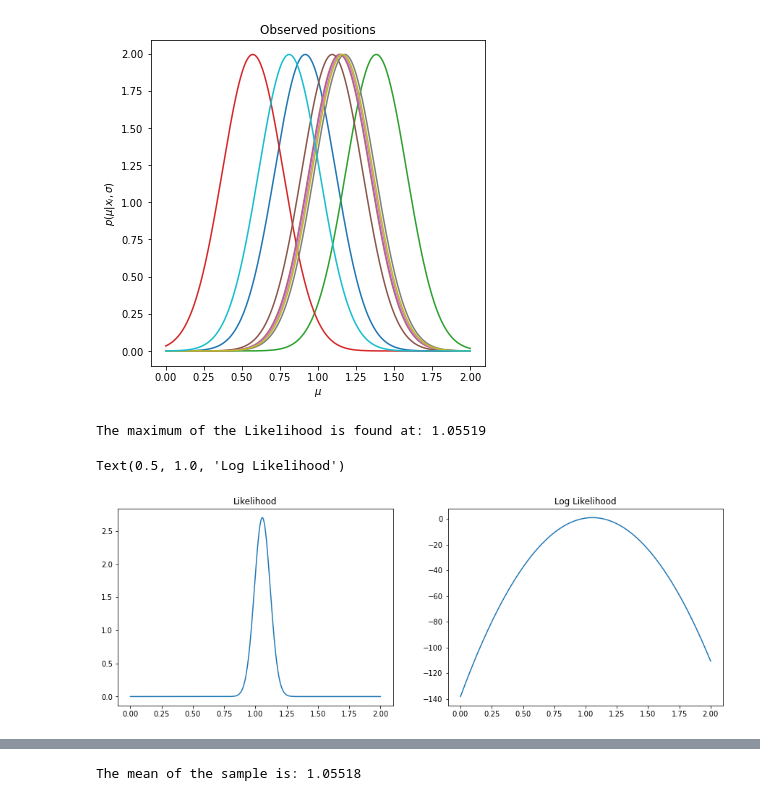
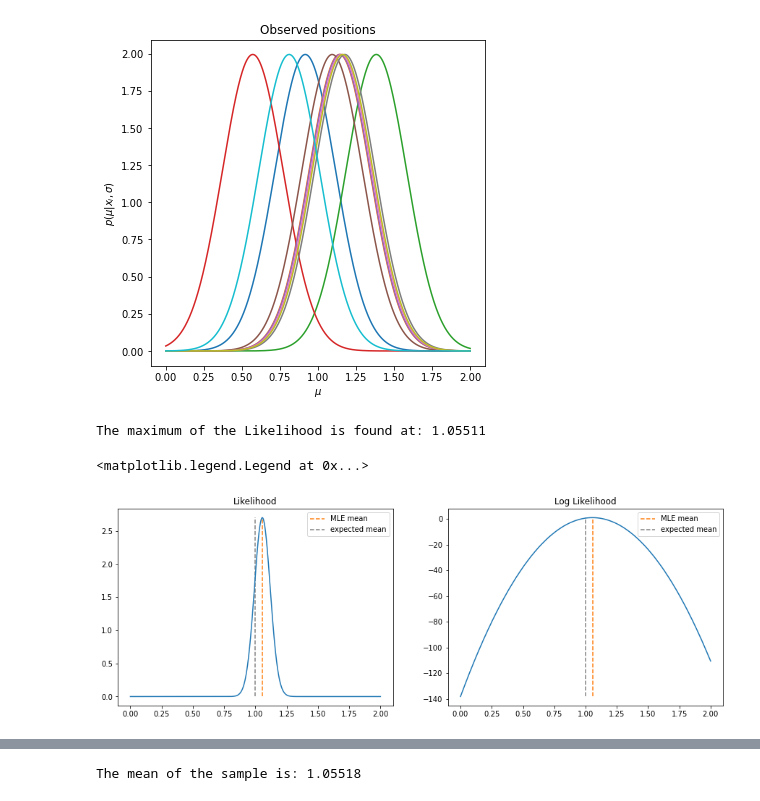
Before and after one commit to giuliapru/astrostatistics_bicocca_2022, a Jupyter notebook: working/L05_MLE_quasar_position.ipynb, the cells around one changed output, grey strips where cells are left out. Cells and saved outputs as stored; diff of their text form; code cells hidden in the pictures.

```diff
--- a/working/L05_MLE_quasar_position.ipynb
+++ b/working/L05_MLE_quasar_position.ipynb
@@ -16,7 +18,7 @@ N_obs = 10                       #number of observations
 np.random.seed(29)
 x = gauss.rvs(N_obs)             #values of the observations
 
-x_axis = np.linspace(0,2, int(1e6))
+x_axis = np.linspace(0,2, 10000)
 
 L = 1     #Likelihood function (initialised to 1 since I have to multiply stuff here)
 ln_L = 0  #log_Likelihood function (initialised to 0 since I have to sum stuff here)
@@ -40,17 +42,23 @@ Text(0.5, 0, '$\\mu$')
 # %%
 fig, ax = plt.subplots(1,2, figsize=(15,5))
 ax[0].plot(x_axis, L)
 ax[1].plot(x_axis, ln_L)
 
 #finding the maximum of the Likelihood function
 ind_max = np.argsort(L)[-1]
 max_L = x_axis[ind_max]
 print('The maximum of the Likelihood is found at: %.5f' %(max_L))
 
 ax[0].set_title('Likelihood')
+ax[0].vlines(x=max_L, ymin = np.min(L), ymax = L[ind_max], ls='--', color = 'tab:orange', label = 'MLE mean')
+ax[0].vlines(x=1, ymin = np.min(L), ymax = L[ind_max], ls='--', color= 'gray', label='expected mean')
+ax[0].legend()
 
 ax[1].set_title('Log Likelihood')
+ax[1].vlines(x=max_L, ymin = np.min(ln_L), ymax = ln_L[ind_max], ls='--', color = 'tab:orange', label = 'MLE mean')
+ax[1].vlines(x=1, ymin = np.min(ln_L), ymax = ln_L[ind_max], ls='--', color= 'gray', label='expected mean')
+ax[1].legend()
 # %% [output]
-The maximum of the Likelihood is found at: 1.05519
+The maximum of the Likelihood is found at: 1.05511
-Text(0.5, 1.0, 'Log Likelihood')
+<matplotlib.legend.Legend at 0x...>
-[figure, old version]
+[figure, new version]
```
Also changed, not shown: parts of 18 cells of this notebook.
